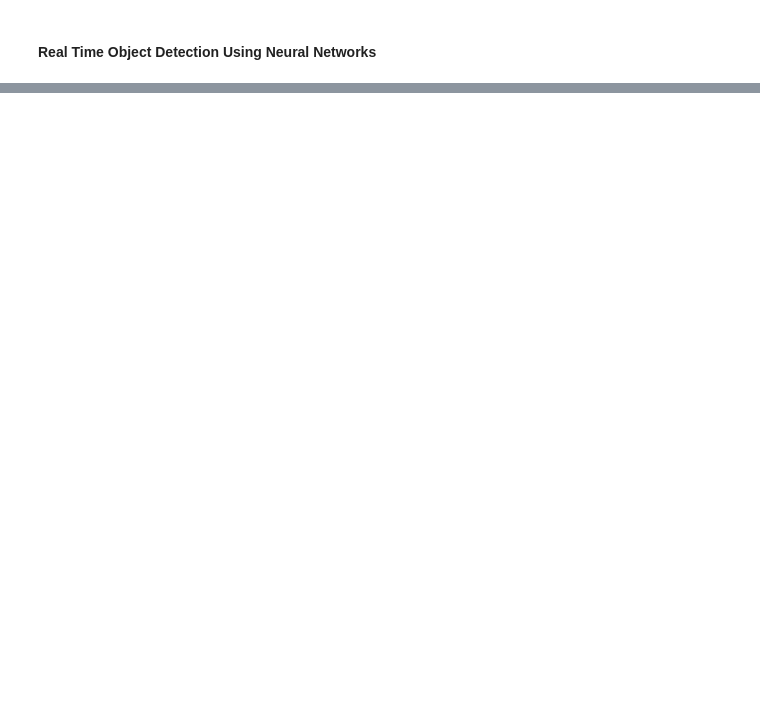
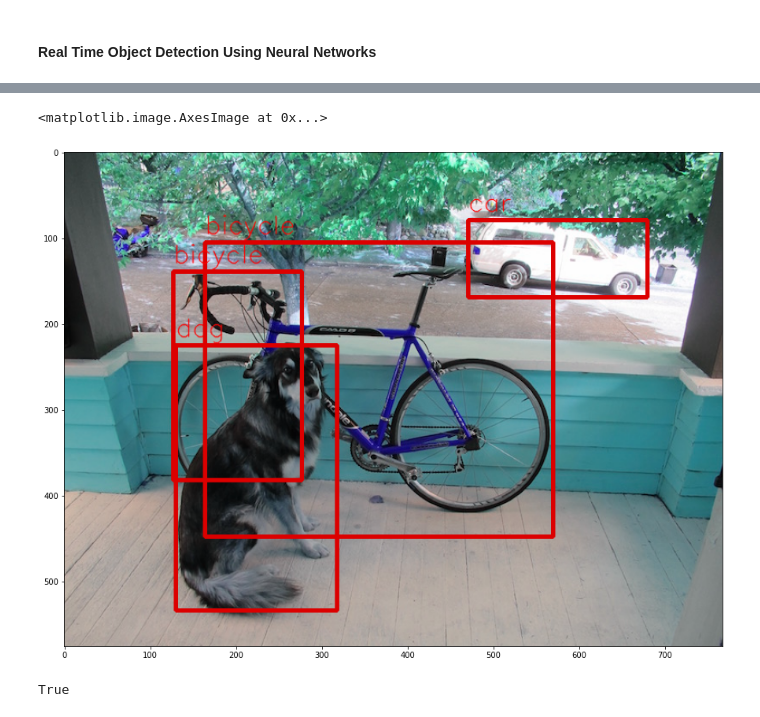
Before and after one commit to YassYe/Deeplearning-Workshops-FYP, a Jupyter notebook: ObjectDetection.ipynb, the cells around one changed output, grey strips where cells are left out. Cells and saved outputs as stored; diff of their text form; code cells hidden in the pictures; blank space fills up the shorter version.

Commit message:
Downloaded Faster RCNN and started generating and plotting inferences on pretrained model

```diff
--- a/ObjectDetection.ipynb
+++ b/ObjectDetection.ipynb
@@ -36,0 +35,44 @@ def score_frame(frame, model):
+# %%
+test_img = Image.open("testimg1.jpg")
+transform = T.ToTensor()
+test_tensor = transform(test_img)
+# %%
+with torch.no_grad():
+    pred = model([test_tensor])
+# %%
+coco_names = ["person" , "bicycle" , "car" , "motorcycle" , "airplane" , "bus" , "train" , "truck" , "boat" , "traffic light" , "fire hydrant" , "street sign" , "stop sign" , "parking meter" , "bench" , "bird" , "cat" , "dog" , "horse" , "sheep" , "cow" , "elephant" , "bear" , "zebra" , "giraffe" , "hat" , "backpack" , "umbrella" , "shoe" , "eye glasses" , "handbag" , "tie" , "suitcase" ,
+"frisbee" , "skis" , "snowboard" , "sports ball" , "kite" , "baseball bat" ,
+"baseball glove" , "skateboard" , "surfboard" , "tennis racket" , "bottle" ,
+"plate" , "wine glass" , "cup" , "fork" , "knife" , "spoon" , "bowl" ,
+"banana" , "apple" , "sandwich" , "orange" , "broccoli" , "carrot" , "hot dog" ,
+"pizza" , "donut" , "cake" , "chair" , "couch" , "potted plant" , "bed" ,
+"mirror" , "dining table" , "window" , "desk" , "toilet" , "door" , "tv" ,
+"laptop" , "mouse" , "remote" , "keyboard" , "cell phone" , "microwave" ,
+"oven" , "toaster" , "sink" , "refrigerator" , "blender" , "book" ,
+"clock" , "vase" , "scissors" , "teddy bear" , "hair drier" , "toothbrush" , "hair brush"]
+
+font = cv2.FONT_HERSHEY_SIMPLEX
+bboxes, labels, scores = pred[0]["boxes"], pred[0]["labels"], pred[0]["scores"]
+bboxes = bboxes[scores >= 0.76]
+labels = labels[scores >- 0.76]
+scores = scores[scores >- 0.76]
+igg = cv2.imread("testimg1.jpg")
+for i in range(bboxes.shape[0]):
+    box = bboxes[i]
+    label = labels[i]
+    class_name = coco_names[labels.numpy()[i]-1]
+    igg = cv2.rectangle(igg,
+                  (int(box[0]), int(box[1])),
+                  (int(box[2]), int(box[3])),
+                  (220, 0, 0), 3)
+    igg = cv2.putText(igg, class_name, (int(box[0]), int(box[1]) -10), font, 1, (2005,0,0), 1, cv2.LINE_AA)
+plt.figure(figsize = (15,15))
+plt.imshow(igg)
+# %% [output]
+<matplotlib.image.AxesImage at 0x...>
+[figure, added]
+# %%
+# Save image to folder
+cv2.imwrite("detection1.PNG", igg)
+# %% [output]
+True
```
Also changed, not shown: parts of 4 cells of this notebook, 2 other files.
